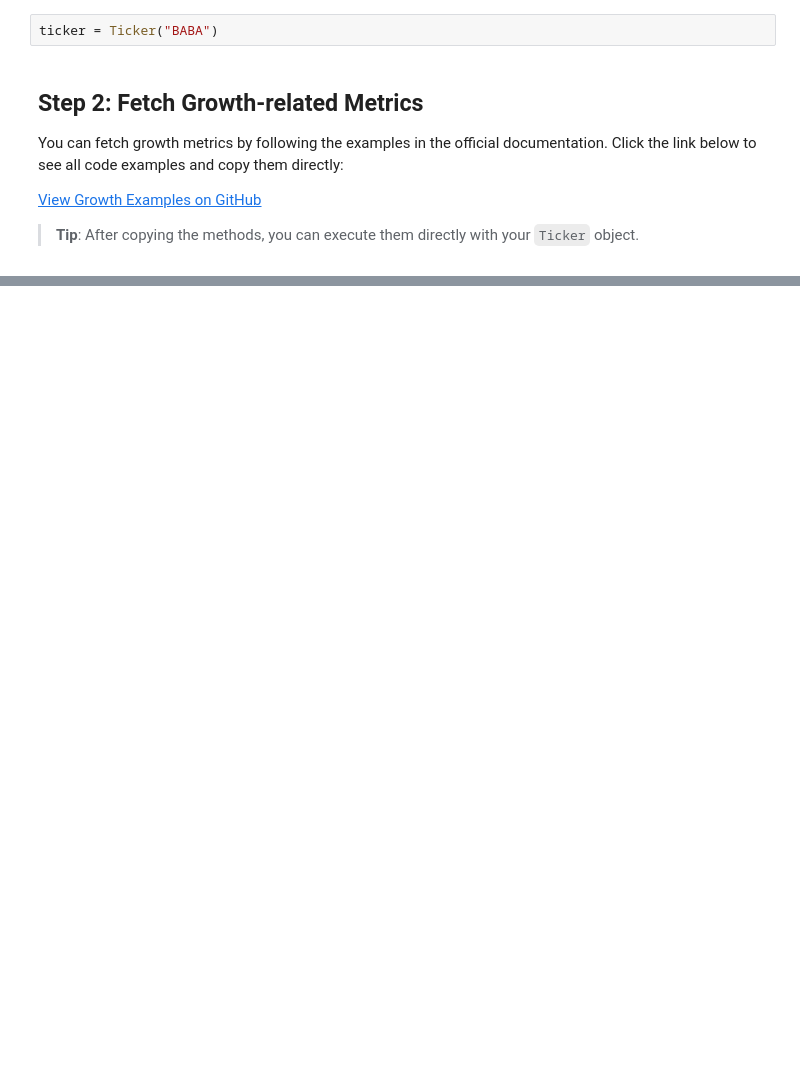
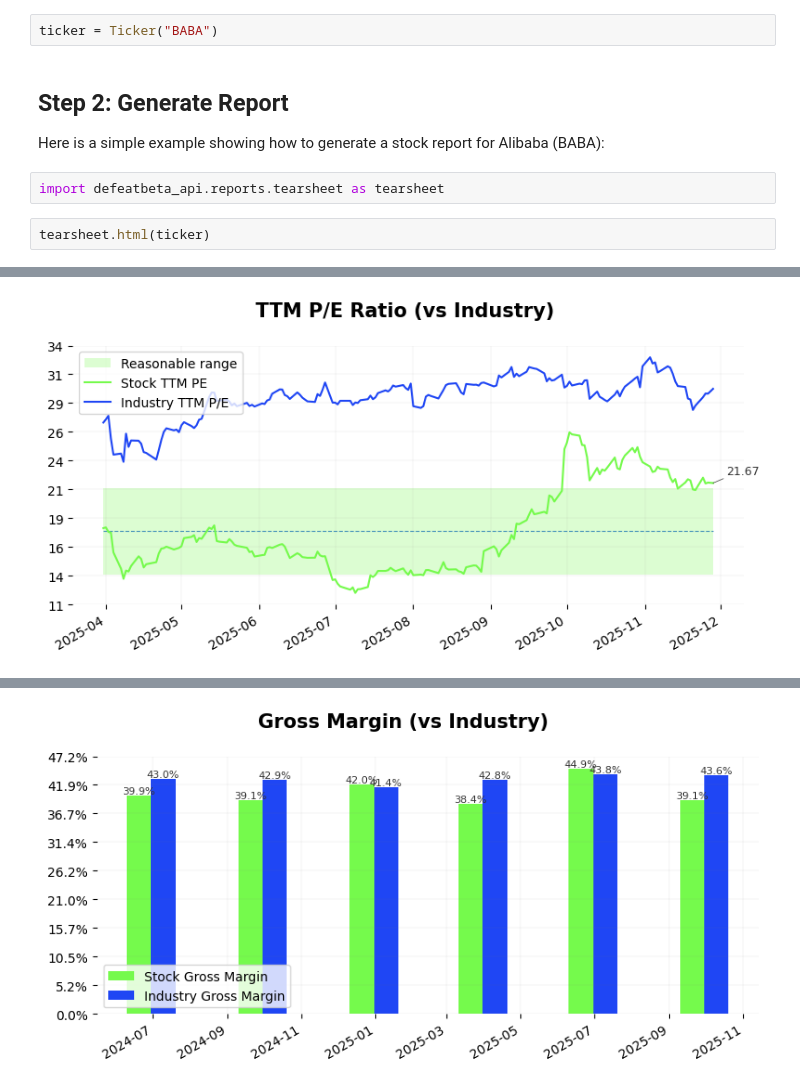
Before and after one commit to defeat-beta/defeatbeta-api, a Jupyter notebook: notebooks/05_tutorial_report.ipynb, the cells around one changed output, grey strips where cells are left out. Saved outputs shown, nothing was run; the diff lists cells and outputs as text; blank space fills up the shorter version.

```diff
--- a/notebooks/05_tutorial_report.ipynb
+++ b/notebooks/05_tutorial_report.ipynb
@@ -10,10 +21,11 @@ from defeatbeta_api.data.ticker import Ticker
 # %%
 ticker = Ticker("BABA")
 # %% [markdown]
-## Step 2: Fetch Growth‑related Metrics
+## Step 2: Generate Report
 
-You can fetch growth metrics by following the examples in the official documentation. Click the link below to see all code examples and copy them directly:
-
-[View Growth Examples on GitHub](https://github.com/defeat-beta/defeatbeta-api/blob/main/doc/Growth_Examples.md)
-
-> **Tip**: After copying the methods, you can execute them directly with your `Ticker` object.
+Here is a simple example showing how to generate a stock report for Alibaba (BABA):
+# %%
+import defeatbeta_api.reports.tearsheet as tearsheet
+# %%
+tearsheet.html(ticker)
+# %% [output]
@@ -19,0 +49 @@ You can fetch growth metrics by following the examples in the official documenta
+[figure, added]
@@ -19,0 +53 @@ You can fetch growth metrics by following the examples in the official documenta
+[figure, added]
```
Also changed, not shown: parts of 3 cells of this notebook, 3 other files.
